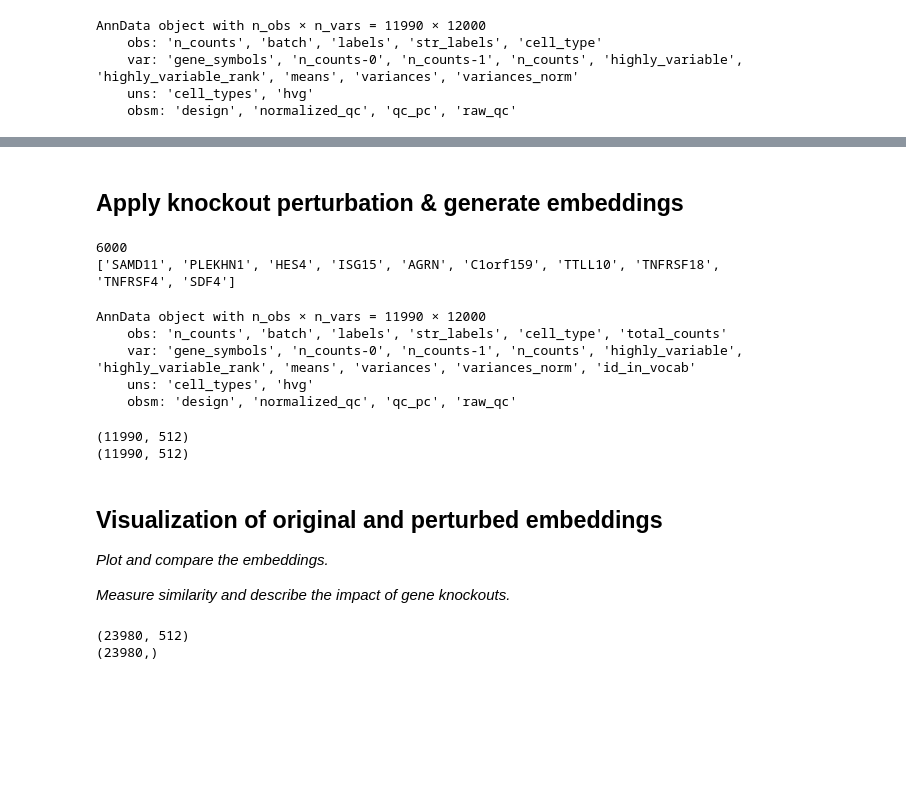
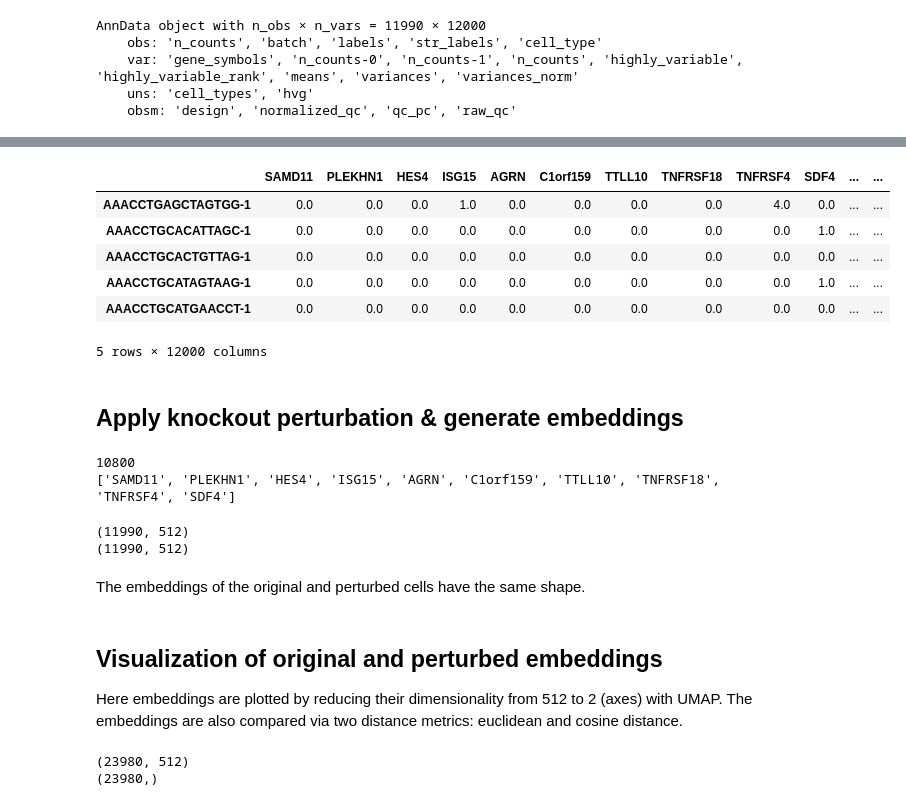
Before and after one commit to elisagdelope/scGPT_knockout_embeddings, a Jupyter notebook: scGPT_knockout_embeddings.ipynb, the cells around one changed output, grey strips where cells are left out. Saved outputs shown, nothing was run; the diff lists cells and outputs as text; code cells hidden in the pictures; blank space fills up the shorter version.

```diff
--- a/scGPT_knockout_embeddings.ipynb
+++ b/scGPT_knockout_embeddings.ipynb
@@ -114,2 +152,15 @@ AnnData object with n_obs × n_vars = 11990 × 12000
+# %%
+import pandas as pd
+# matrix of cells x gene counts
+df = pd.DataFrame(ann_data.X.toarray(), index=ann_data.obs_names, columns=ann_data.var_names)
+df.head()
+# %% [output]
+|  | SAMD11 | PLEKHN1 | HES4 | ISG15 | AGRN | C1orf159 | TTLL10 | TNFRSF18 | TNFRSF4 | SDF4 | ... | ... |
+| AAACCTGAGCTAGTGG-1 | 0.0 | 0.0 | 0.0 | 1.0 | 0.0 | 0.0 | 0.0 | 0.0 | 4.0 | 0.0 | ... | ... |
+| AAACCTGCACATTAGC-1 | 0.0 | 0.0 | 0.0 | 0.0 | 0.0 | 0.0 | 0.0 | 0.0 | 0.0 | 1.0 | ... | ... |
+| AAACCTGCACTGTTAG-1 | 0.0 | 0.0 | 0.0 | 0.0 | 0.0 | 0.0 | 0.0 | 0.0 | 0.0 | 0.0 | ... | ... |
+| AAACCTGCATAGTAAG-1 | 0.0 | 0.0 | 0.0 | 0.0 | 0.0 | 0.0 | 0.0 | 0.0 | 0.0 | 1.0 | ... | ... |
+| AAACCTGCATGAACCT-1 | 0.0 | 0.0 | 0.0 | 0.0 | 0.0 | 0.0 | 0.0 | 0.0 | 0.0 | 0.0 | ... | ... |
+5 rows × 12000 columns
 # %% [markdown]
 ## Apply knockout perturbation & generate embeddings
@@ -116,26 +189,9 @@ AnnData object with n_obs × n_vars = 11990 × 12000
 # %%
-# let's knockout 50% of genes (random, first k genes)
-k=0.5
+# let's knockout 50% of genes (random, first k genes in dataset)
+k=0.9
 kgenes = ann_data.var["gene_symbols"][0:int(len(ann_data.var["gene_symbols"])*k)].to_list()
 print(len(kgenes)) # 6000
 print(kgenes[0:10])
 # %% [output]
-6000
+10800
 ['SAMD11', 'PLEKHN1', 'HES4', 'ISG15', 'AGRN', 'C1orf159', 'TTLL10', 'TNFRSF18', 'TNFRSF4', 'SDF4']
-# %%
-# To knockout a gene in the context of genomics => its gene expression is 0
-def perturb_data(ann_data, kgenes):
-    perturbed_ann_data = ann_data.copy()
-    gene_indices = [ann_data.var_names.get_loc(gene) for gene in kgenes]
-    perturbed_ann_data.X[:, gene_indices] = 0
-    return perturbed_ann_data
-
-# Create perturbed data
-p_ann_data = perturb_data(ann_data, kgenes)
-p_ann_data
-# %% [output]
-AnnData object with n_obs × n_vars = 11990 × 12000
-    obs: 'n_counts', 'batch', 'labels', 'str_labels', 'cell_type', 'total_counts'
-    var: 'gene_symbols', 'n_counts-0', 'n_counts-1', 'n_counts', 'highly_variable', 'highly_variable_rank', 'means', 'variances', 'variances_norm', 'id_in_vocab'
-    uns: 'cell_types', 'hvg'
-    obsm: 'design', 'normalized_qc', 'qc_pc', 'raw_qc'
@@ -151,11 +211,12 @@ print(p_embeddings.shape)
 # %% [output]
 (11990, 512)
 (11990, 512)
-# %% [markdown]
-## Visualization of original and perturbed embeddings
-*Plot and compare the embeddings.*
-
-*Measure similarity and describe the impact of gene knockouts.*
+# %% [markdown]
+The embeddings of the original and perturbed cells have the same shape.
+# %% [markdown]
+## Visualization of original and perturbed embeddings
+
+Here embeddings are plotted by reducing their dimensionality from 512 to 2 (axes) with UMAP.  The embeddings are also compared via two distance metrics: euclidean and cosine distance.
 # %%
 # Generate labels: 0 for original, 1 for perturbed
 original_labels = np.zeros(embeddings.shape[0])
```
Also changed, not shown: parts of 28 cells of this notebook.
